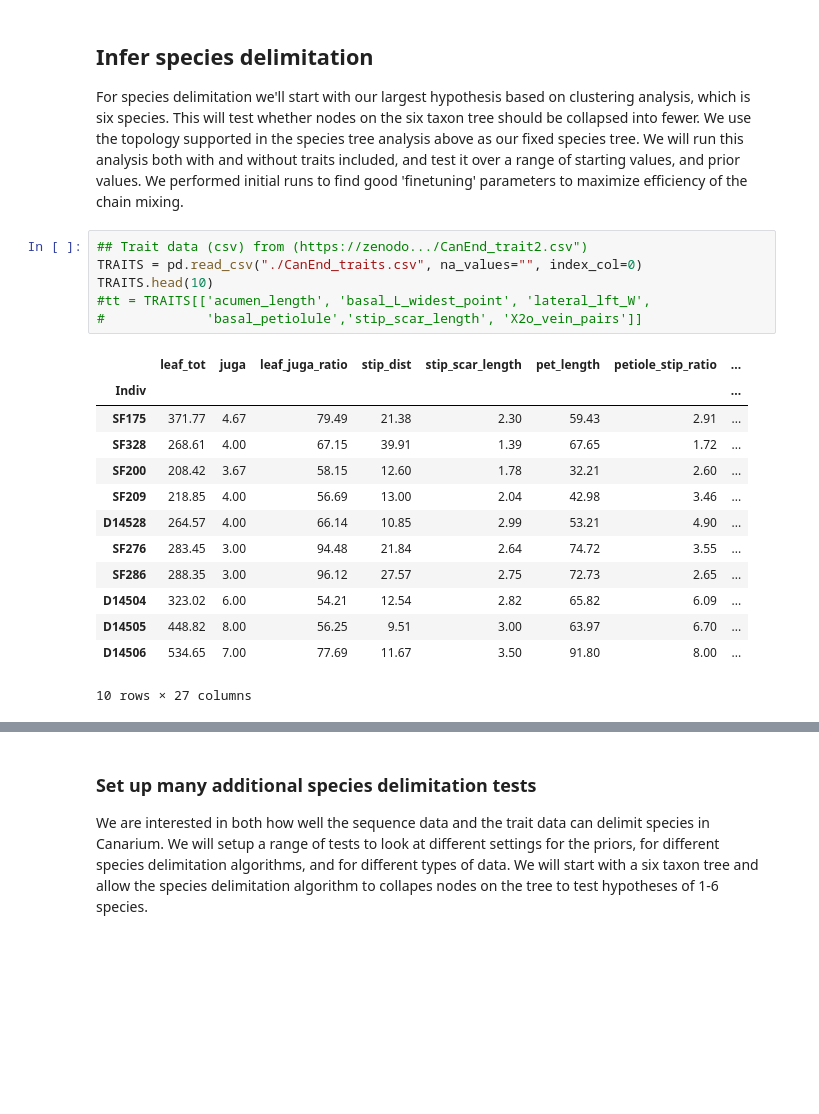
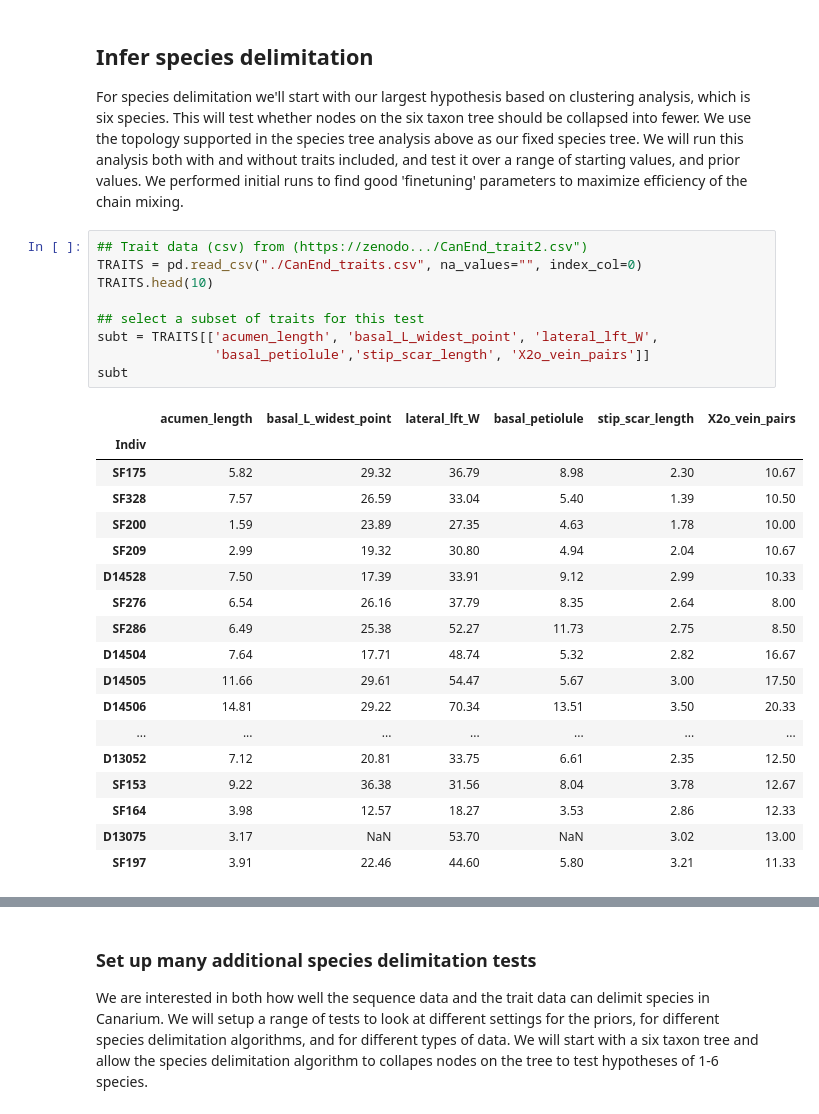
Before and after one commit to dereneaton/Canarium-GBS, a Jupyter notebook: species-delimitation-ibpp.ipynb, the cells around one changed output, grey strips where cells are left out. Drawn from its saved outputs; the diff is of its cells as text; blank space fills up the shorter version.

```diff
--- a/species-delimitation-ibpp.ipynb
+++ b/species-delimitation-ibpp.ipynb
@@ -236,23 +236,31 @@ For species delimitation we'll start with our largest hypothesis based on cluste
 # %%
 ## Trait data (csv) from (https://zenodo.../CanEnd_trait2.csv")
 TRAITS = pd.read_csv("./CanEnd_traits.csv", na_values="", index_col=0)
 TRAITS.head(10)
-#tt = TRAITS[['acumen_length', 'basal_L_widest_point', 'lateral_lft_W',
-#             'basal_petiolule','stip_scar_length', 'X2o_vein_pairs']]
+
+## select a subset of traits for this test
+subt = TRAITS[['acumen_length', 'basal_L_widest_point', 'lateral_lft_W',
+               'basal_petiolule','stip_scar_length', 'X2o_vein_pairs']]
+subt
 # %% [output]
-|  | leaf_tot | juga | leaf_juga_ratio | stip_dist | stip_scar_length | pet_length | petiole_stip_ratio | ... |
-| Indiv |  |  |  |  |  |  |  | ... |
-| SF175 | 371.77 | 4.67 | 79.49 | 21.38 | 2.30 | 59.43 | 2.91 | ... |
-| SF328 | 268.61 | 4.00 | 67.15 | 39.91 | 1.39 | 67.65 | 1.72 | ... |
-| SF200 | 208.42 | 3.67 | 58.15 | 12.60 | 1.78 | 32.21 | 2.60 | ... |
-| SF209 | 218.85 | 4.00 | 56.69 | 13.00 | 2.04 | 42.98 | 3.46 | ... |
-| D14528 | 264.57 | 4.00 | 66.14 | 10.85 | 2.99 | 53.21 | 4.90 | ... |
-| SF276 | 283.45 | 3.00 | 94.48 | 21.84 | 2.64 | 74.72 | 3.55 | ... |
-| SF286 | 288.35 | 3.00 | 96.12 | 27.57 | 2.75 | 72.73 | 2.65 | ... |
-| D14504 | 323.02 | 6.00 | 54.21 | 12.54 | 2.82 | 65.82 | 6.09 | ... |
-| D14505 | 448.82 | 8.00 | 56.25 | 9.51 | 3.00 | 63.97 | 6.70 | ... |
-| D14506 | 534.65 | 7.00 | 77.69 | 11.67 | 3.50 | 91.80 | 8.00 | ... |
+|  | acumen_length | basal_L_widest_point | lateral_lft_W | basal_petiolule | stip_scar_length | X2o_vein_pairs |
+| Indiv |  |  |  |  |  |  |
+| SF175 | 5.82 | 29.32 | 36.79 | 8.98 | 2.30 | 10.67 |
+| SF328 | 7.57 | 26.59 | 33.04 | 5.40 | 1.39 | 10.50 |
+| SF200 | 1.59 | 23.89 | 27.35 | 4.63 | 1.78 | 10.00 |
+| SF209 | 2.99 | 19.32 | 30.80 | 4.94 | 2.04 | 10.67 |
+| D14528 | 7.50 | 17.39 | 33.91 | 9.12 | 2.99 | 10.33 |
+| SF276 | 6.54 | 26.16 | 37.79 | 8.35 | 2.64 | 8.00 |
+| SF286 | 6.49 | 25.38 | 52.27 | 11.73 | 2.75 | 8.50 |
+| D14504 | 7.64 | 17.71 | 48.74 | 5.32 | 2.82 | 16.67 |
+| D14505 | 11.66 | 29.61 | 54.47 | 5.67 | 3.00 | 17.50 |
+| D14506 | 14.81 | 29.22 | 70.34 | 13.51 | 3.50 | 20.33 |
+| ... | ... | ... | ... | ... | ... | ... |
+| D13052 | 7.12 | 20.81 | 33.75 | 6.61 | 2.35 | 12.50 |
+| SF153 | 9.22 | 36.38 | 31.56 | 8.04 | 3.78 | 12.67 |
+| SF164 | 3.98 | 12.57 | 18.27 | 3.53 | 2.86 | 12.33 |
+| D13075 | 3.17 | NaN | 53.70 | NaN | 3.02 | 13.00 |
+| SF197 | 3.91 | 22.46 | 44.60 | 5.80 | 3.21 | 11.33 |
-10 rows × 27 columns
 # %%
 ## this is to show an example ctl file (our actual runs are below)
 ## This and variants of it were used to find optimal finetune params.
```
Also changed, not shown: parts of 5 cells of this notebook.
